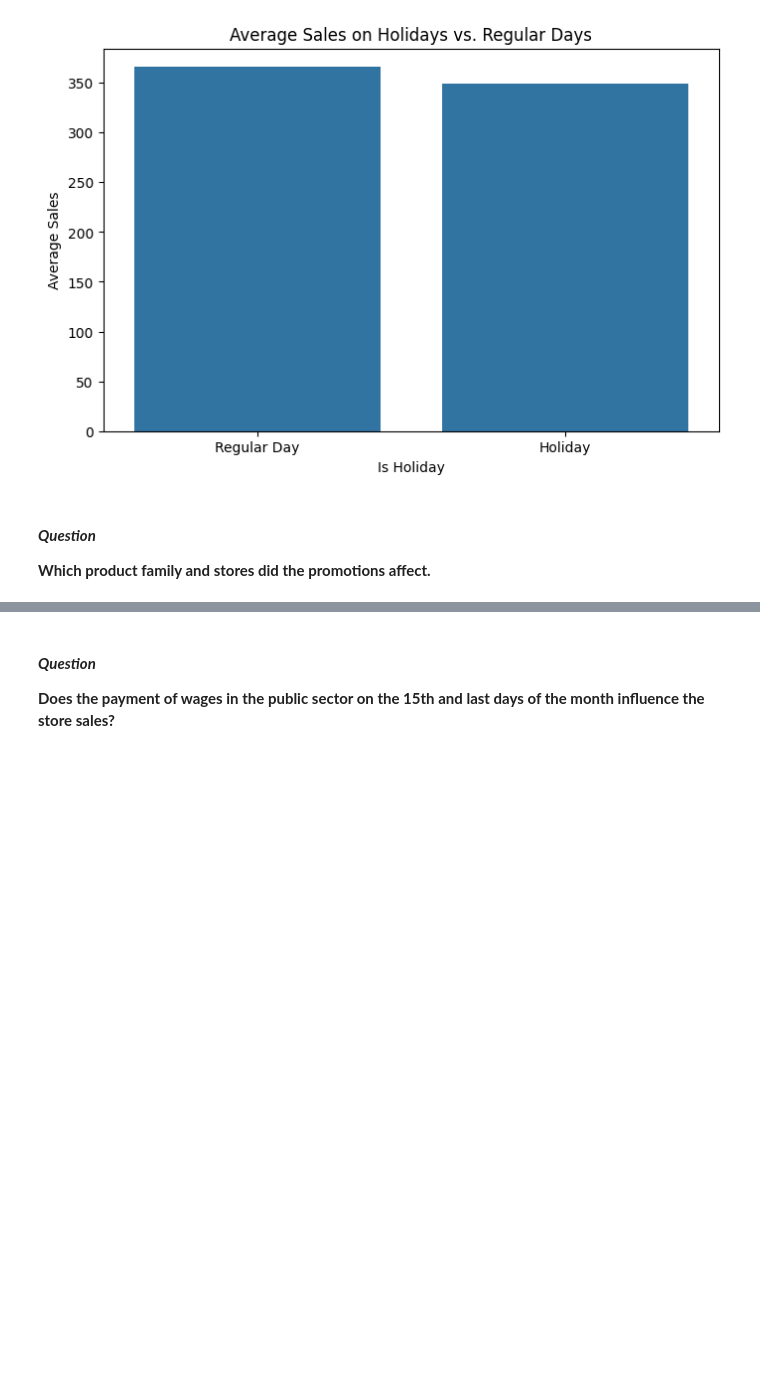
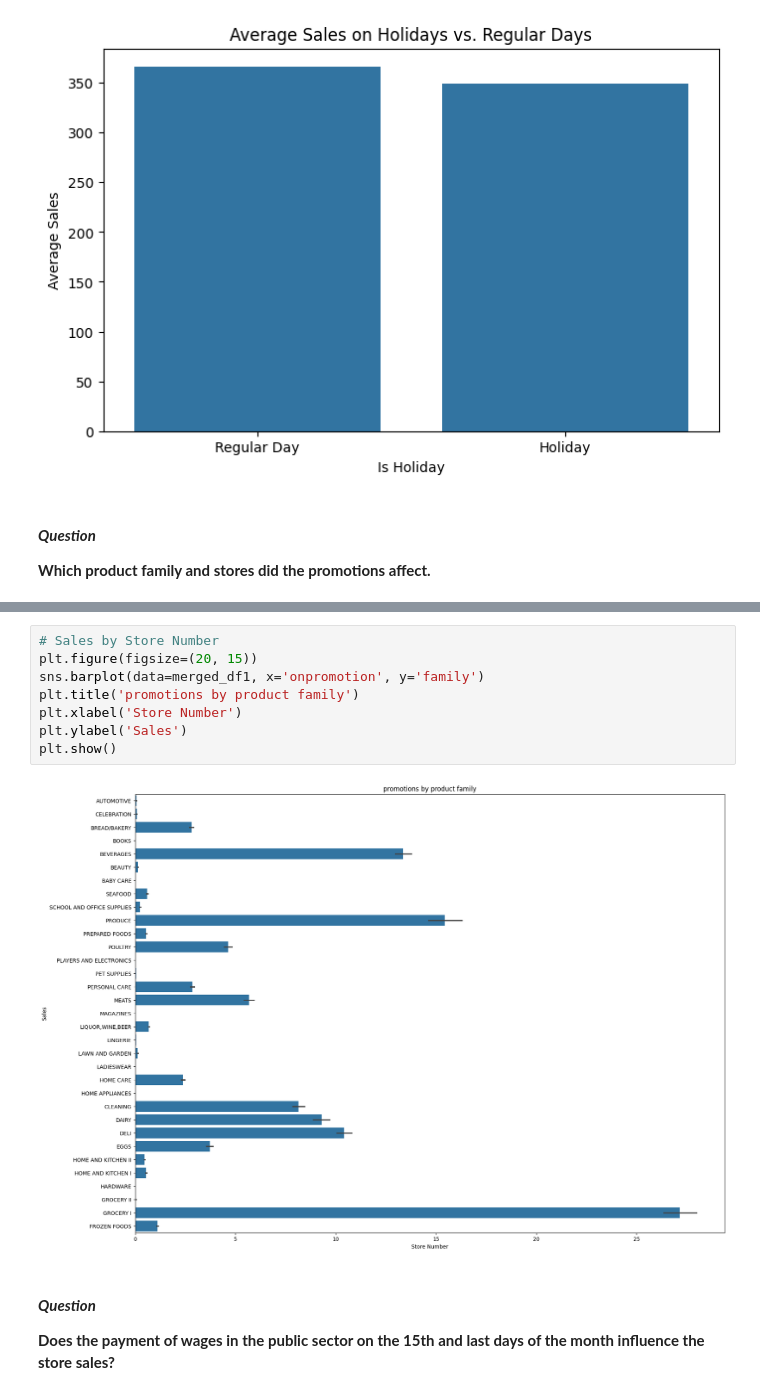
Before and after one commit to wamathaiwandeto/Time-Series-Regression-Analysis, a Jupyter notebook: notebooks/notebook.ipynb, the cells around one changed output, grey strips where cells are left out. Saved outputs shown, nothing was run; the diff lists cells and outputs as text; blank space fills up the shorter version.

```diff
--- a/notebooks/notebook.ipynb
+++ b/notebooks/notebook.ipynb
@@ -941,3 +936,13 @@ ValueError: Can only compare identically-labeled Series objects
+# %%
+# Sales by Store Number
+plt.figure(figsize=(20, 15))
+sns.barplot(data=merged_df1, x='onpromotion', y='family')
+plt.title('promotions by product family')
+plt.xlabel('Store Number')
+plt.ylabel('Sales')
+plt.show()
+# %% [output]
+[figure, added]
 # %% [markdown]
 #### ***Question***
 **Does the payment of wages in the public sector on the 15th and last days of the month influence the store sales?**
```
Also changed, not shown: parts of 2 cells of this notebook.
